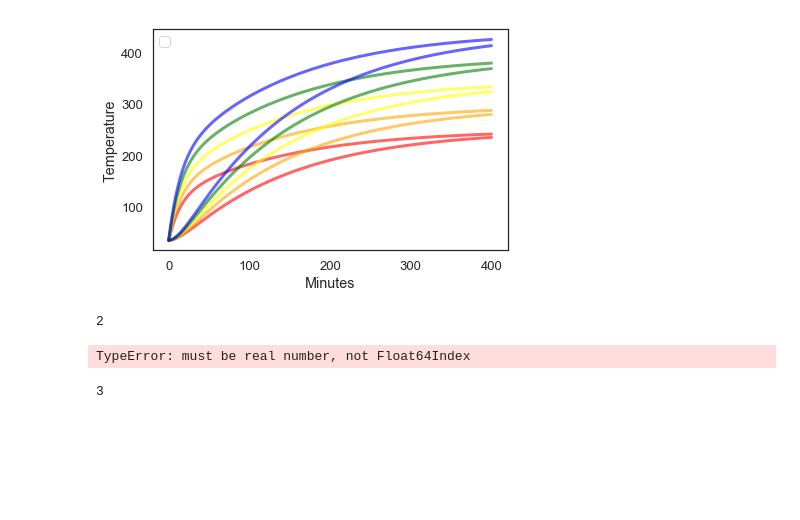
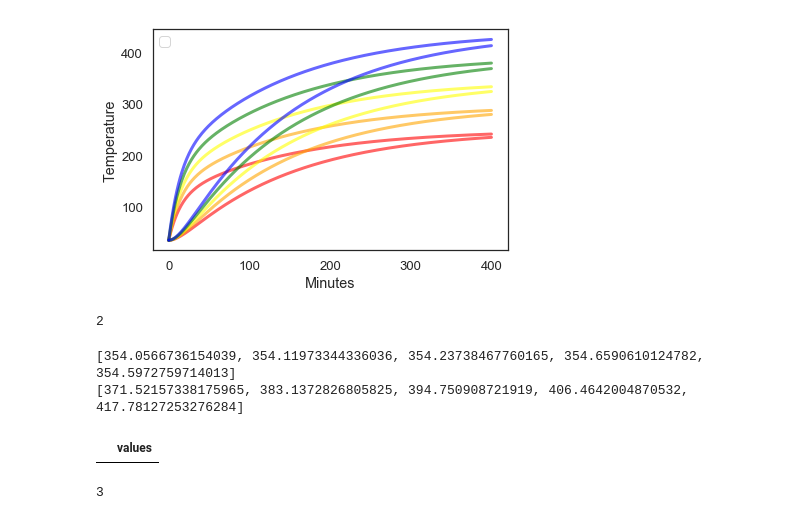
Before and after one commit to MellieZito/Project-2, a Jupyter notebook: code/Turkey.ipynb, the cells around one changed output. Drawn from its saved outputs; the diff is of its cells as text; code cells hidden in the pictures; blank space fills up the shorter version.

Commit message:
fixed results table

```diff
--- a/code/Turkey.ipynb
+++ b/code/Turkey.ipynb
@@ -213,49 +214,44 @@ print(get_min(my_list))
 # %%
 def make_results_table(sweep):
 
+    inner_list = []
+    outer_list = []
 
     #make list of pairings with 180
     for oven_temp in sweep.index:
-        num_timesteps = len(sweep[oven_temp].T_inner)
 
         #get inner temp closest to 180
         off_from_180_list=[]
         for temp in sweep[oven_temp].T_inner:
             #355 is 180 f in k
             off_from_180 = abs(355 - temp)
             if off_from_180 < 1:
                 closest_temp = temp
                 break
 
+        for index in sweep[oven_temp].T_inner.index:
+            if sweep[oven_temp].T_inner[index] == closest_temp:
+                corresp_index = index
 
-        #sweep[oven_temp].T_outer.index.astype(int)
-        int_temp = math.floor(sweep[oven_temp].T_outer.index)
-        sweep[oven_temp].T_outer.index = int_temp
-        print(sweep[oven_temp].T_outer.index)
+        corresp_outer = sweep[oven_temp].T_outer[corresp_index]
 
-        #for index in sweep[oven_temp].T_outer.index:
-        #    sweep[oven_temp].T_outer.index = np.int(sweep[oven_temp].T_outer.index)
-        #print(sweep[oven_temp].T_outer.index)
+        inner_list.append(closest_temp)
+        outer_list.append(corresp_outer)
 
-        #corresp_outer_temp =
+    my_table = TimeSeries()
+    my_table.inner_temps = inner_list
+    my_table.outer_temps = outer_list
+    print(my_table.inner_temps)
+    print(my_table.outer_temps)
 
-        #    off_from_180_list.append(off_from_180)
-        #min_error = get_min(off_from_180_list)
-        #min_error_index = off_from_180_list.index
-        #print(sweep[oven_temp].T_outer.index)
-        #corresp_outer_temp = sweep[oven_temp].T_outer.index(closest_inner_temp)
-
-        #print(closest_inner_temp)
-        #print(corresp_outer_temp)
-
-    temp=sweep[sweep.index[2]].T_outer[sweep[sweep.index[2]].T_outer.index[1]]
+    return my_table
 
 
-
-
-make_results_table(sweep)
+results_table = make_results_table(sweep)
 # %% [output]
-TypeError: must be real number, not Float64Index
+[354.0566736154039, 354.11973344336036, 354.23738467760165, 354.6590610124782, 354.5972759714013]
+[371.52157338175965, 383.1372826805825, 394.750908721919, 406.4642004870532, 417.78127253276284]
+|  | values |
 # %%
 int(3.5)
 # %% [output]
```
Also changed, not shown: parts of 1 cell of this notebook.
